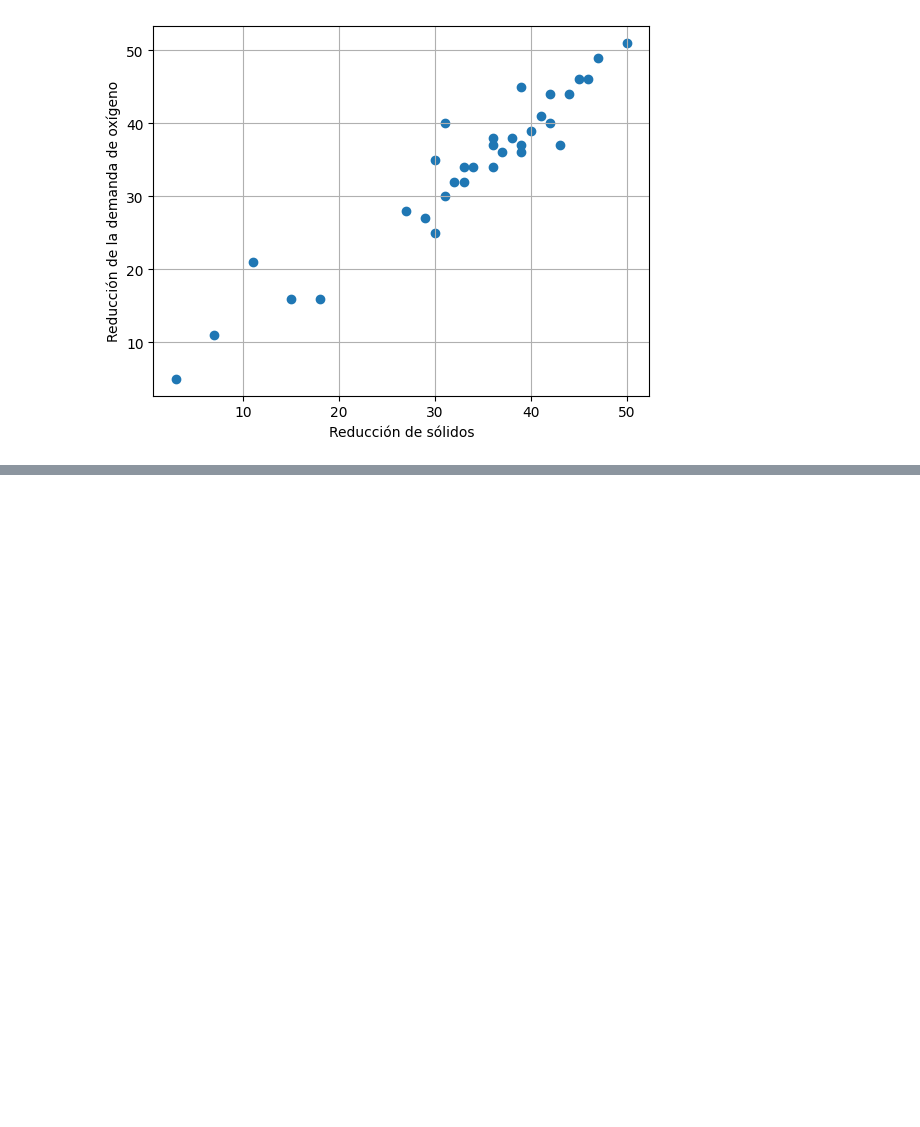
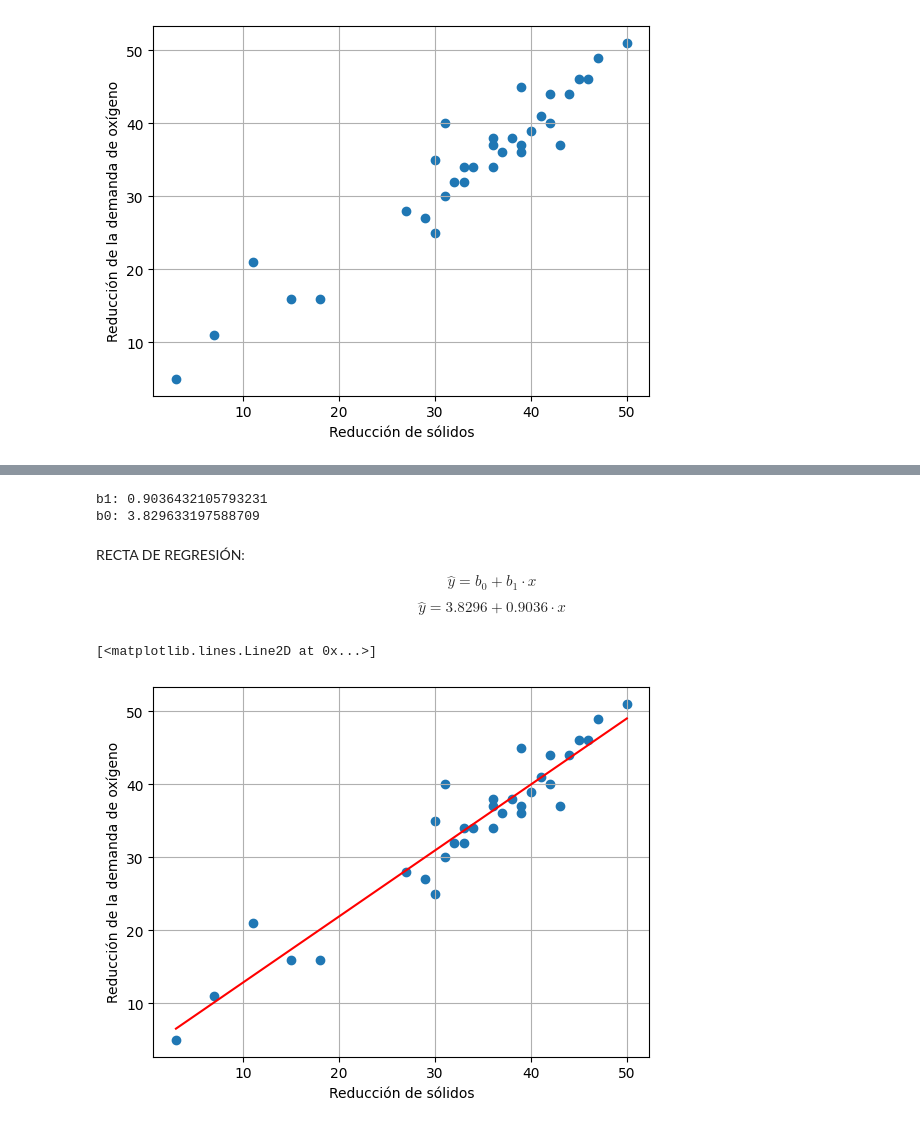
Before and after one commit to AlbertLnz/ml-albertlnz, a Jupyter notebook: simple-lineal-regression/Simple_lineal_regression.ipynb, the cells around one changed output, grey strips where cells are left out. Drawn from its saved outputs; the diff is of its cells as text; code cells hidden in the pictures; blank space fills up the shorter version.

```diff
--- a/simple-lineal-regression/Simple_lineal_regression.ipynb
+++ b/simple-lineal-regression/Simple_lineal_regression.ipynb
@@ -28,0 +42,3 @@ plt.show()
+# %%
+matriz = datos.to_numpy() # == array([3,5],[7,11],[11,21]...)
+print(matriz)
@@ -28,0 +63,24 @@ plt.show()
+# %%
+# Cálculo de 'n' <- TAMAÑO DE LA MATRIZ
+n = len(matriz)
+
+# Sumatoria de x
+sumatoria_x = np.sum(matriz[:,0])
+
+# Sumatoria de y
+sumatoria_y = np.sum(matriz[:,1])
+
+# Sumatoria del producto (x · y)
+sumatoria_producto = np.sum(matriz[:,0] * matriz[:,1])
+
+# Sumatoria de x^2
+sumatoria_cuadrado_x = np.sum(matriz[:,0] * matriz[:,0])
+
+# Sumatoria de y^2
+sumatoria_cuadrado_y = np.sum(matriz[:,1] * matriz[:,1])
+
+print("Cálculo de 'n' (tamaño de la matriz):", n)
+print("Sumatoria de x:", sumatoria_x)
+print("Sumatoria de y:", sumatoria_y)
+print("Sumatoria del producto (x · y):", sumatoria_producto)
+print("Sumatoria de x^2:", sumatoria_cuadrado_x)
@@ -28,0 +108,29 @@ plt.show()
+# %%
+b1 = ((n * sumatoria_producto) - (sumatoria_x * sumatoria_y))  / ((n * sumatoria_cuadrado_x) - (sumatoria_x * sumatoria_x))
+b0 = (sumatoria_y - (b1 * sumatoria_x)) / n
+
+print("b1:", b1)
+print("b0:", b0)
+# %% [output]
+b1: 0.9036432105793231
+b0: 3.829633197588709
+# %%
+%%latex
+RECTA DE REGRESIÓN:
+$$\hat{y} = b_0 + b_1 · x$$
+$$\hat{y} = 3.8296 + 0.9036 · x$$
+# %% [output]
+RECTA DE REGRESIÓN:
+$$\hat{y} = b_0 + b_1 · x$$
+$$\hat{y} = 3.8296 + 0.9036 · x$$
+# %%
+recta_regresion = b0 + b1 * x
+# %%
+plt.scatter(x, y)
+plt.xlabel("Reducción de sólidos")
+plt.ylabel("Reducción de la demanda de oxígeno")
+plt.grid()
+plt.plot(x, recta_regresion, color='red', label='Recta de regresión') # Graficar la recta de regresión
+# %% [output]
+[<matplotlib.lines.Line2D at 0x...>]
+[figure, added]
```
Also changed, not shown: parts of 6 cells of this notebook.
